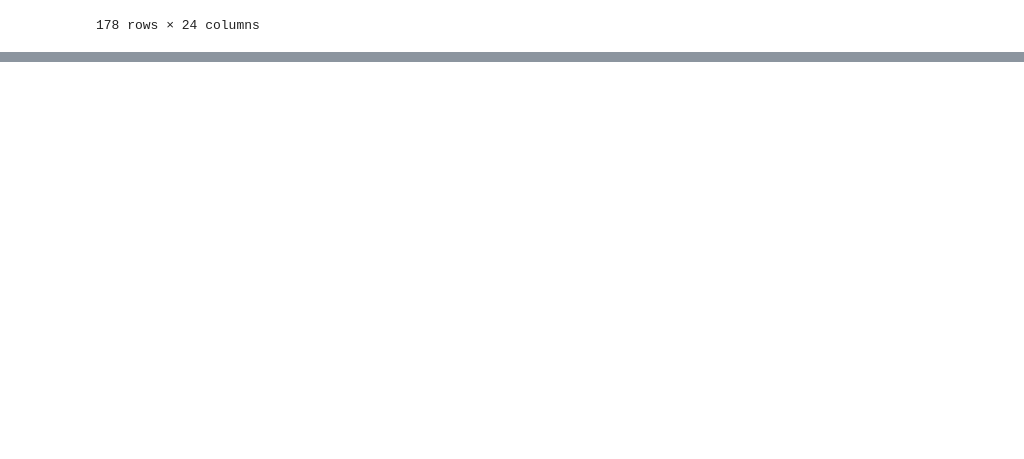
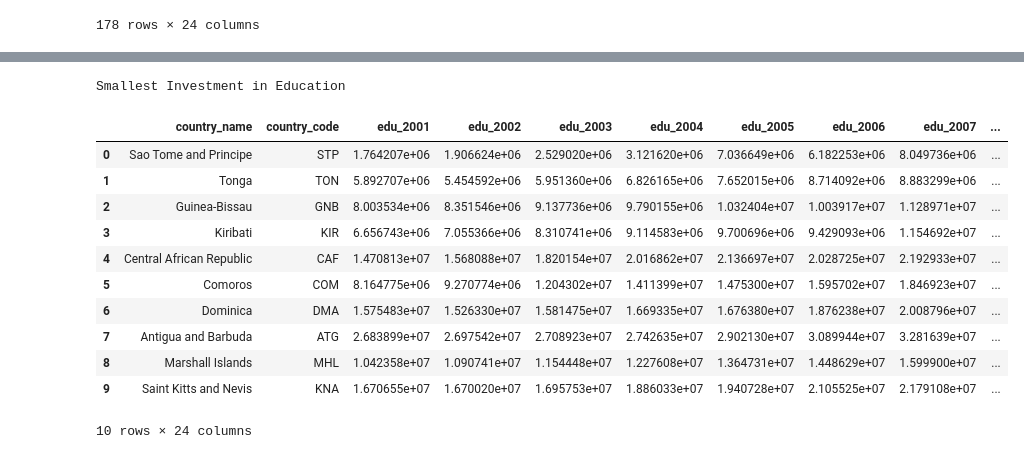
Before and after one commit to svujcich/Global_GDP_Trends, a Jupyter notebook: ETL/education_ETL_v1(replaced_values).ipynb, the cells around one changed output, grey strips where cells are left out. Cells and saved outputs as stored; diff of their text form; code cells hidden in the pictures; blank space fills up the shorter version.

```diff
--- a/ETL/education_ETL_v1(replaced_values).ipynb
+++ b/ETL/education_ETL_v1(replaced_values).ipynb
@@ -1057,0 +1081,23 @@ education_df.to_csv("Resources/cleaned_datasets/education_replacedValues.csv")
+# %%
+#Find the bottom ten countries in 2019.
+#find 10 countries with cmallest gdp growth
+bottom_10_countries = education_df.sort_values(by="edu_2019",ascending= True).head(10)
+#reset index
+bottom_10_countries = bottom_10_countries.reset_index(drop=True)
+
+print('Smallest Investment in Education')
+bottom_10_countries
+# %% [output]
+Smallest Investment in Education
+|  | country_name | country_code | edu_2001 | edu_2002 | edu_2003 | edu_2004 | edu_2005 | edu_2006 | edu_2007 | ... |
+| 0 | Sao Tome and Principe | STP | 1.764207e+06 | 1.906624e+06 | 2.529020e+06 | 3.121620e+06 | 7.036649e+06 | 6.182253e+06 | 8.049736e+06 | ... |
+| 1 | Tonga | TON | 5.892707e+06 | 5.454592e+06 | 5.951360e+06 | 6.826165e+06 | 7.652015e+06 | 8.714092e+06 | 8.883299e+06 | ... |
+| 2 | Guinea-Bissau | GNB | 8.003534e+06 | 8.351546e+06 | 9.137736e+06 | 9.790155e+06 | 1.032404e+07 | 1.003917e+07 | 1.128971e+07 | ... |
+| 3 | Kiribati | KIR | 6.656743e+06 | 7.055366e+06 | 8.310741e+06 | 9.114583e+06 | 9.700696e+06 | 9.429093e+06 | 1.154692e+07 | ... |
+| 4 | Central African Republic | CAF | 1.470813e+07 | 1.568088e+07 | 1.820154e+07 | 2.016862e+07 | 2.136697e+07 | 2.028725e+07 | 2.192933e+07 | ... |
+| 5 | Comoros | COM | 8.164775e+06 | 9.270774e+06 | 1.204302e+07 | 1.411399e+07 | 1.475300e+07 | 1.595702e+07 | 1.846923e+07 | ... |
+| 6 | Dominica | DMA | 1.575483e+07 | 1.526330e+07 | 1.581475e+07 | 1.669335e+07 | 1.676380e+07 | 1.876238e+07 | 2.008796e+07 | ... |
+| 7 | Antigua and Barbuda | ATG | 2.683899e+07 | 2.697542e+07 | 2.708923e+07 | 2.742635e+07 | 2.902130e+07 | 3.089944e+07 | 3.281639e+07 | ... |
+| 8 | Marshall Islands | MHL | 1.042358e+07 | 1.090741e+07 | 1.154448e+07 | 1.227608e+07 | 1.364731e+07 | 1.448629e+07 | 1.599900e+07 | ... |
+| 9 | Saint Kitts and Nevis | KNA | 1.670655e+07 | 1.670020e+07 | 1.695753e+07 | 1.886033e+07 | 1.940728e+07 | 2.105525e+07 | 2.179108e+07 | ... |
+10 rows × 24 columns
```
Also changed, not shown: parts of 6 cells of this notebook, 7 other files.
